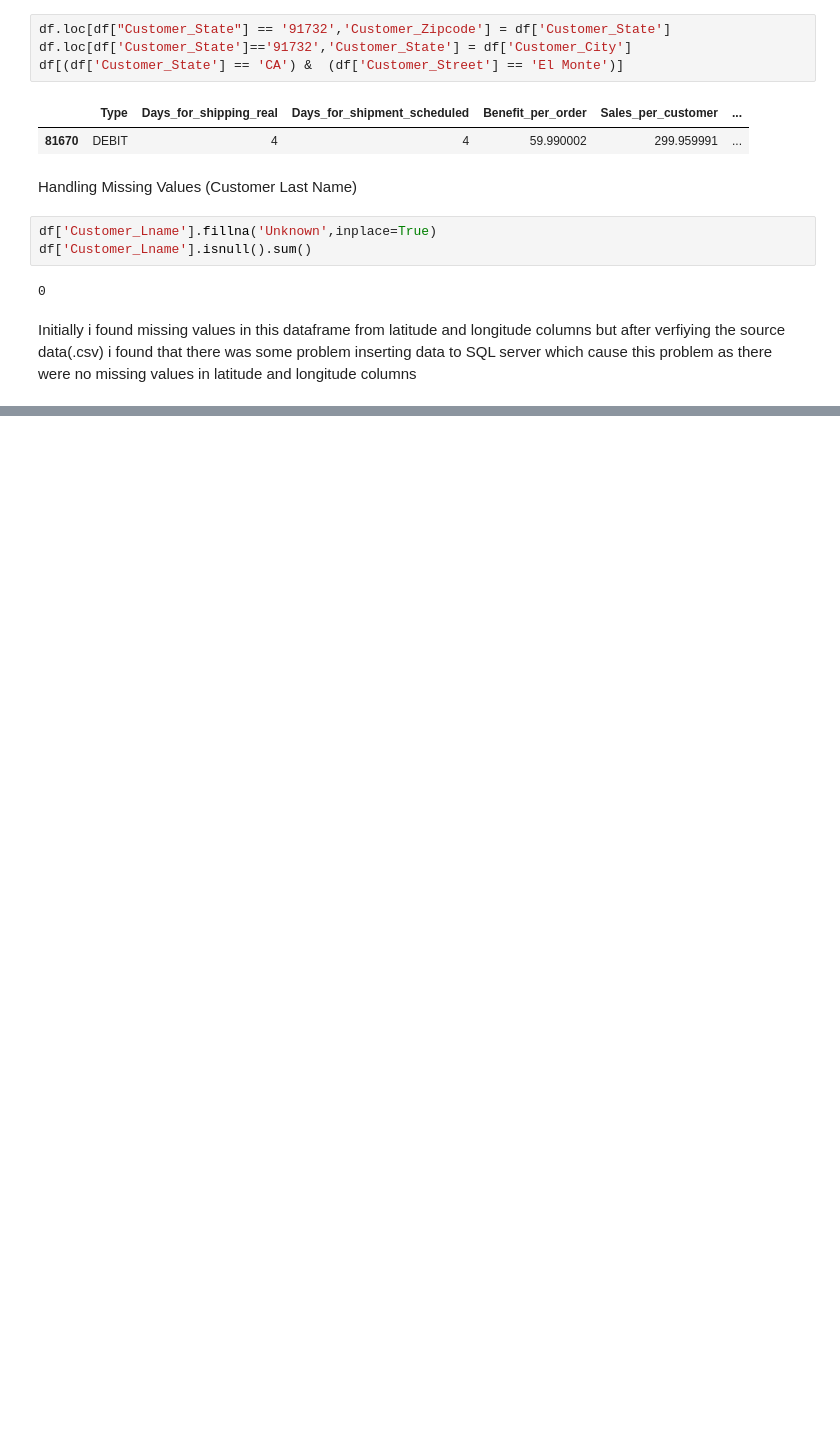
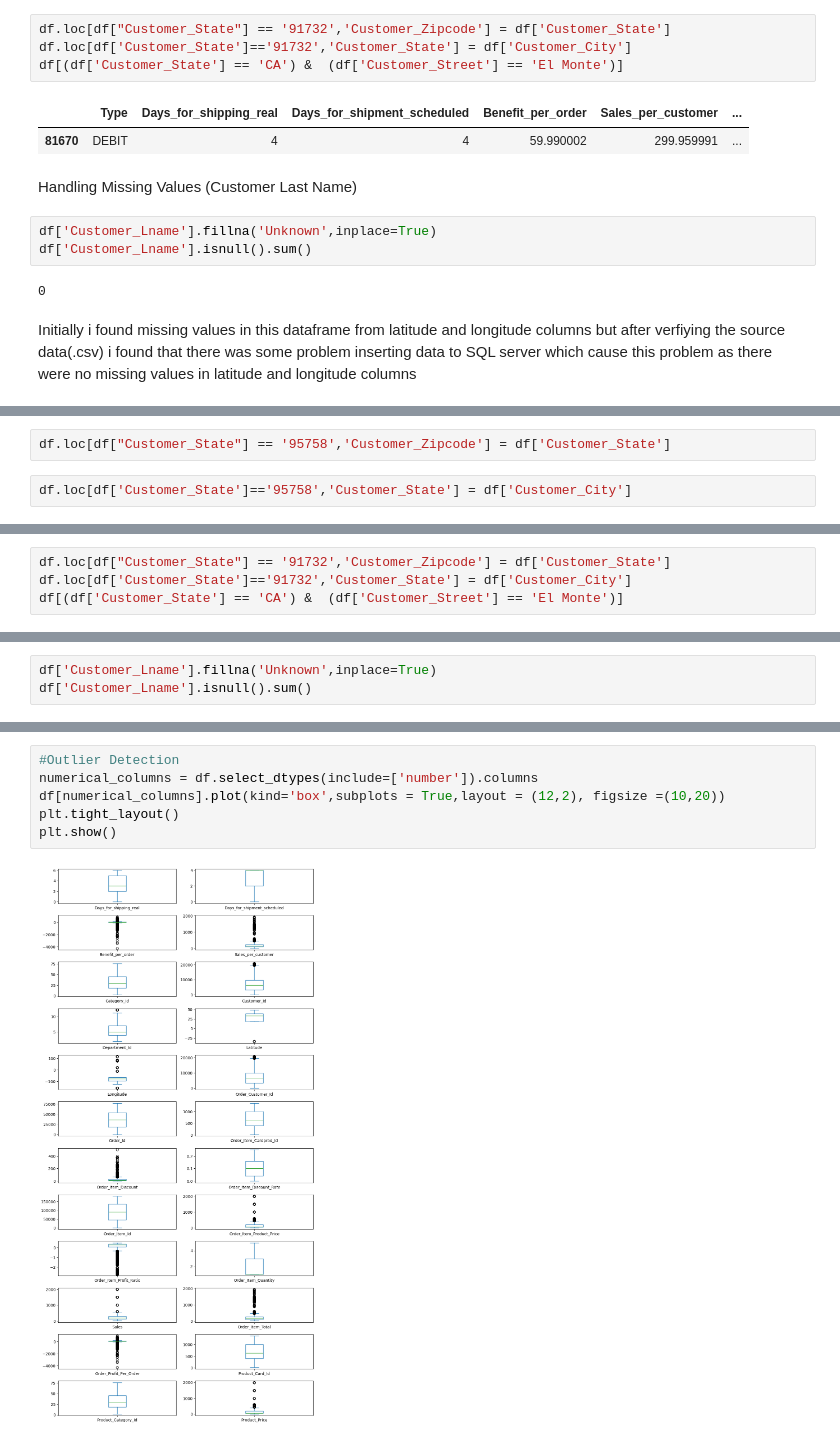
Before and after one commit to RutulPatel3/DataCoSupplyChain_DataAnalysisProject, a Jupyter notebook: python/EDA.ipynb, the cells around one changed output, grey strips where cells are left out. Saved outputs shown, nothing was run; the diff lists cells and outputs as text; blank space fills up the shorter version.

Commit message:
Data Cleaning and outlier detection

```diff
--- a/python/EDA.ipynb
+++ b/python/EDA.ipynb
@@ -183,0 +307,4 @@ Initially i found missing values in this dataframe from latitude and longitude c
+# %%
+df.loc[df["Customer_State"] == '95758','Customer_Zipcode'] = df['Customer_State']
+# %%
+df.loc[df['Customer_State']=='95758','Customer_State'] = df['Customer_City']
@@ -183,0 +319,4 @@ Initially i found missing values in this dataframe from latitude and longitude c
+# %%
+df.loc[df["Customer_State"] == '91732','Customer_Zipcode'] = df['Customer_State']
+df.loc[df['Customer_State']=='91732','Customer_State'] = df['Customer_City']
+df[(df['Customer_State'] == 'CA') &  (df['Customer_Street'] == 'El Monte')]
@@ -183,0 +328,3 @@ Initially i found missing values in this dataframe from latitude and longitude c
+# %%
+df['Customer_Lname'].fillna('Unknown',inplace=True)
+df['Customer_Lname'].isnull().sum()
@@ -183,0 +367,8 @@ Initially i found missing values in this dataframe from latitude and longitude c
+# %%
+#Outlier Detection
+numerical_columns = df.select_dtypes(include=['number']).columns
+df[numerical_columns].plot(kind='box',subplots = True,layout = (12,2), figsize =(10,20))
+plt.tight_layout()
+plt.show()
+# %% [output]
+[figure, added]
```
Also changed, not shown: parts of 31 cells of this notebook, 2 other files.
